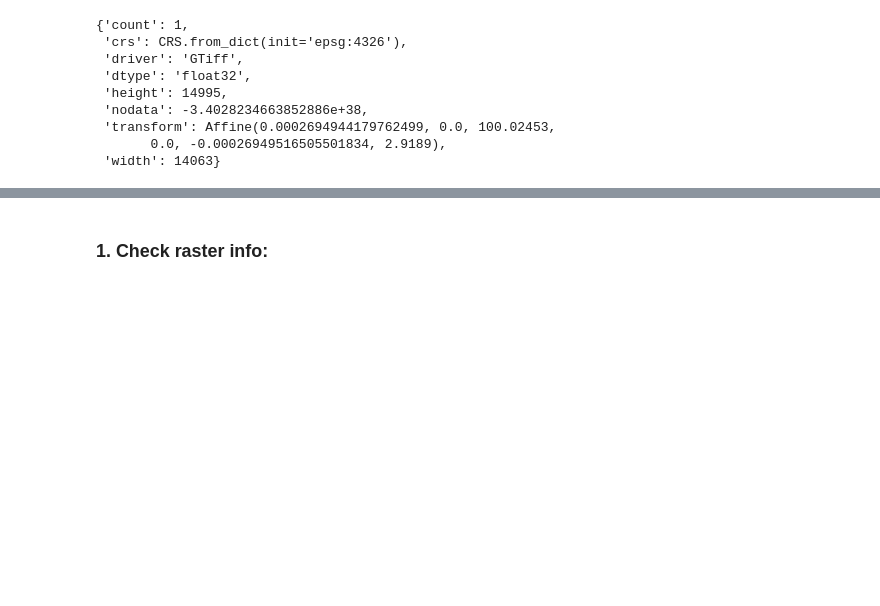
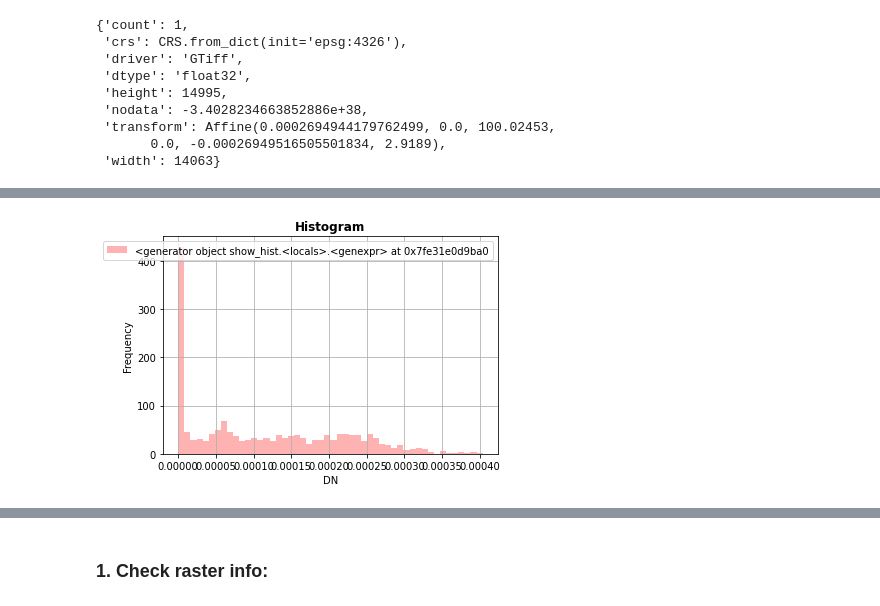
Before and after one commit to Vizzuality/landgriffon, a Jupyter notebook: data/notebooks/Lab/3_deforestation_risk.ipynb, the cells around one changed output, grey strips where cells are left out. Cells and saved outputs as stored; diff of their text form; code cells hidden in the pictures; blank space fills up the shorter version.

```diff
--- a/data/notebooks/Lab/3_deforestation_risk.ipynb
+++ b/data/notebooks/Lab/3_deforestation_risk.ipynb
@@ -256,0 +304,10 @@ yield_path = '../../datasets/raw/cotton_YieldPerHectare.tif'
+# %%
+## projwin: upper left and lower right of the raster that we want to use for clipping the other rasters
+# e.g. !gdal_translate -projwin <ul_lat> <ul_lon> <lr_lat>  <lr_lon>
+
+## -of GTiff: geotiff we want to clip - change extent
+# e.g. -of GTiff <input> <output>
+
+clipped_output = '../../datasets/processed/cotton_HarvestedAreaFraction_clipped.tif'
+
+!gdal_translate -projwin 100.0245300 2.9189000 103.8144300 -1.1221800 -of GTiff $ha_fraction_path $clipped_output
@@ -256,0 +339,7 @@ yield_path = '../../datasets/raw/cotton_YieldPerHectare.tif'
+# %%
+src = rio.open(clipped_output)
+show_hist(
+    src, bins=50, lw=0.0, stacked=False, alpha=0.3,
+    histtype='stepfilled', title="Histogram")
+# %% [output]
+[figure, added]
```
Also changed, not shown: parts of 31 cells of this notebook.
